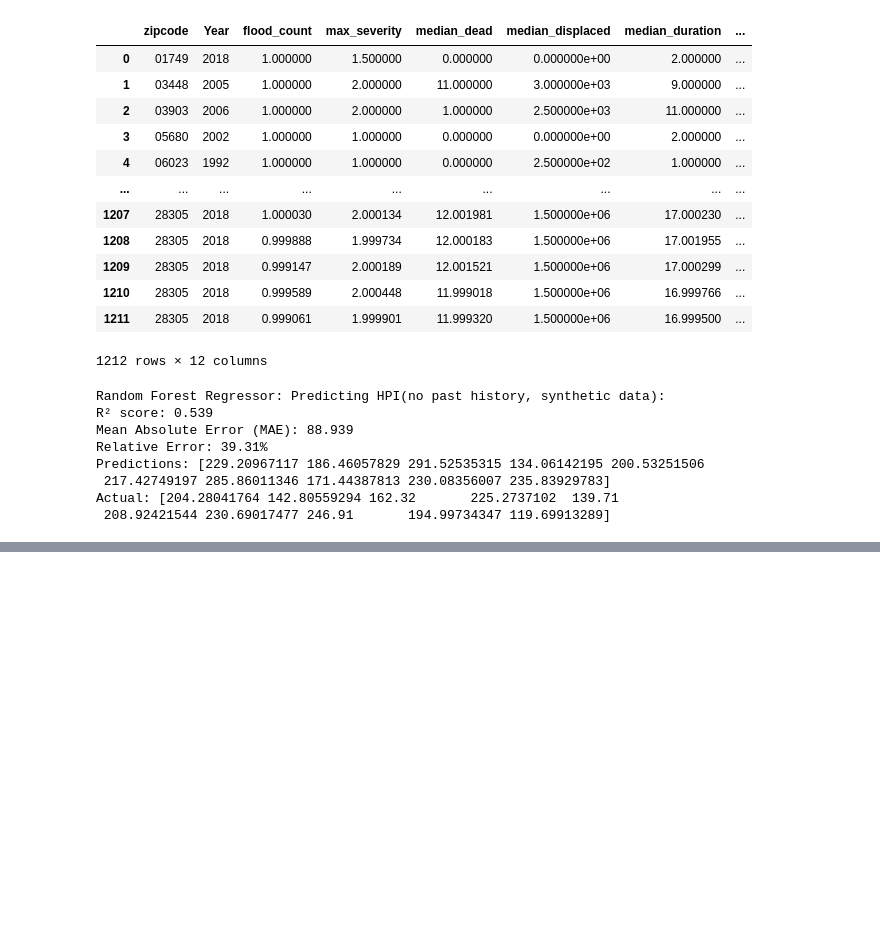
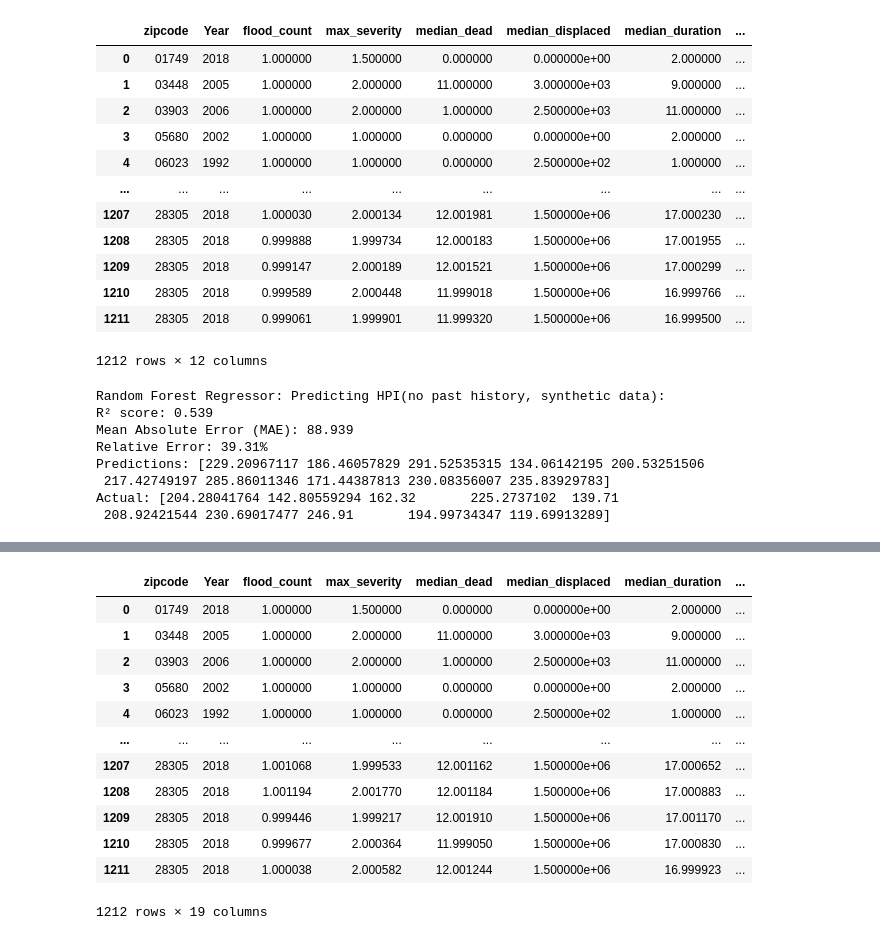
Before and after one commit to melina-thegarza/ml-climate, a Jupyter notebook: src/natural_disaster_housing_prediction.ipynb, the cells around one changed output, grey strips where cells are left out. Saved outputs shown, nothing was run; the diff lists cells and outputs as text; code cells hidden in the pictures; blank space fills up the shorter version.

Commit message:
created synthetic data for prior 10 year flood avg data

```diff
--- a/src/natural_disaster_housing_prediction.ipynb
+++ b/src/natural_disaster_housing_prediction.ipynb
@@ -501,0 +506,4 @@ Actual: [204.28041764 142.80559294 162.32       225.2737102  139.71
+# %%
+import numpy as np
+original_data_10 = pd.read_csv('merged_housing_flood_data_avg_10_years.csv', dtype={'zipcode': str, 'zipcode_3area':str})
+original_data_10
@@ -501,0 +534,45 @@ Actual: [204.28041764 142.80559294 162.32       225.2737102  139.71
+# %%
+from sklearn.mixture import GaussianMixture
+
+from sklearn.metrics import pairwise_distances_argmin_min
+
+numeric_columns = ['flood_count', 'max_severity', 'median_dead',
+       'median_displaced', 'median_duration', 'median_area',
+       'flood_count_total_10', 'max_severity_avg_10', 'median_dead_avg_10',
+       'median_displaced_avg_10', 'median_duration_avg_10',
+       'median_area_avg_10', 'HPI']
+data_for_gmm_10 = original_data_10[numeric_columns].dropna()
+
+gmm_10 = GaussianMixture(n_components=3, random_state=42)
+gmm_10.fit(data_for_gmm_10)
+
+synthetic_data_10 = gmm_10.sample(n_samples=1000)
+synthetic_df_10 = pd.DataFrame(synthetic_data_10[0], columns=numeric_columns)
+
+distances = pairwise_distances_argmin_min(synthetic_df_10[numeric_columns], original_data_10[numeric_columns])
+synthetic_df_10['zipcode'] = original_data_10['zipcode'].iloc[distances[0]].values
+synthetic_df_10['Year'] = original_data_10['Year'].iloc[distances[0]].values
+
+synthetic_df_10['zipcode_3area'] = synthetic_df_10['zipcode'].astype(str).str[:3]
+
+
+expanded_data_10 = pd.concat([original_data_10, synthetic_df_10], axis=0)
+expanded_data_10 = expanded_data_10.reset_index(drop=True)
+
+
+
+expanded_data_10
+# %% [output]
+|  | zipcode | Year | flood_count | max_severity | median_dead | median_displaced | median_duration | ... |
+| 0 | 01749 | 2018 | 1.000000 | 1.500000 | 0.000000 | 0.000000e+00 | 2.000000 | ... |
+| 1 | 03448 | 2005 | 1.000000 | 2.000000 | 11.000000 | 3.000000e+03 | 9.000000 | ... |
+| 2 | 03903 | 2006 | 1.000000 | 2.000000 | 1.000000 | 2.500000e+03 | 11.000000 | ... |
+| 3 | 05680 | 2002 | 1.000000 | 1.000000 | 0.000000 | 0.000000e+00 | 2.000000 | ... |
+| 4 | 06023 | 1992 | 1.000000 | 1.000000 | 0.000000 | 2.500000e+02 | 1.000000 | ... |
+| ... | ... | ... | ... | ... | ... | ... | ... | ... |
+| 1207 | 28305 | 2018 | 1.001068 | 1.999533 | 12.001162 | 1.500000e+06 | 17.000652 | ... |
+| 1208 | 28305 | 2018 | 1.001194 | 2.001770 | 12.001184 | 1.500000e+06 | 17.000883 | ... |
+| 1209 | 28305 | 2018 | 0.999446 | 1.999217 | 12.001910 | 1.500000e+06 | 17.001170 | ... |
+| 1210 | 28305 | 2018 | 0.999677 | 2.000364 | 11.999050 | 1.500000e+06 | 17.000830 | ... |
+| 1211 | 28305 | 2018 | 1.000038 | 2.000582 | 12.001244 | 1.500000e+06 | 16.999923 | ... |
+1212 rows × 19 columns
```
Also changed, not shown: parts of 5 cells of this notebook, 1 other file.
